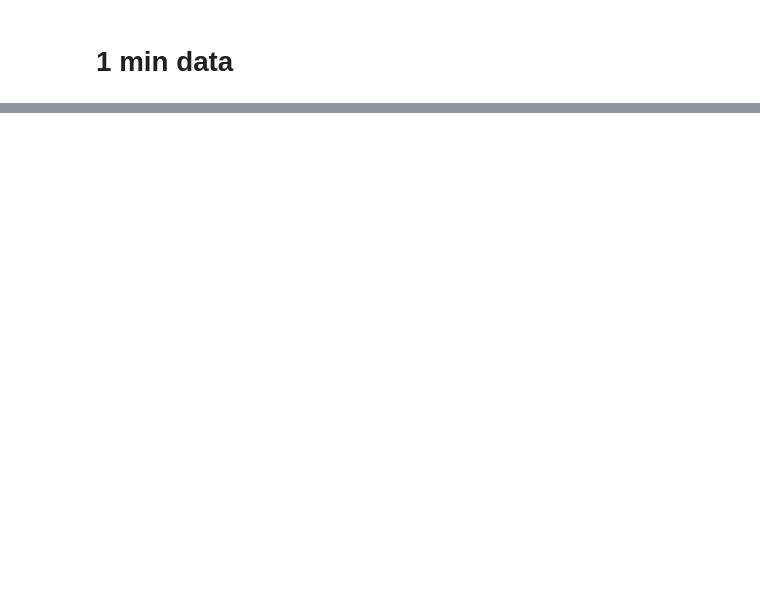
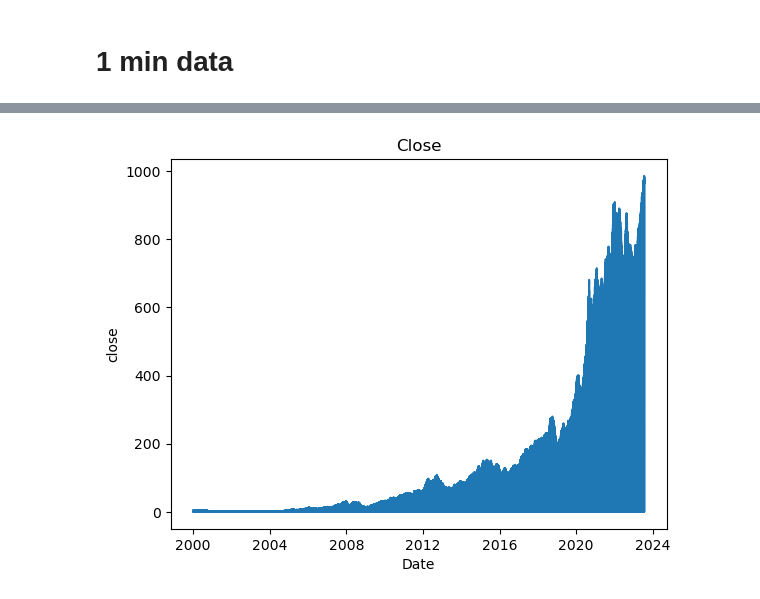
Before and after one commit to poo5zan/masters-research-project, a Jupyter notebook: with-1-min-alphavantage-data.ipynb, the cells around one changed output, grey strips where cells are left out. Cells and saved outputs as stored; diff of their text form; code cells hidden in the pictures; blank space fills up the shorter version.

```diff
--- a/with-1-min-alphavantage-data.ipynb
+++ b/with-1-min-alphavantage-data.ipynb
@@ -3,26 +9,21 @@
 # %%
-import pandas as pd
-import os
 
 root_dir = './data/one_min_data/'
 
 def read_stock_data(stock_ticker):
     stock_dir = os.path.join(root_dir, stock_ticker)
-    # print('stock dir ', stock_dir)
     stock_files = os.listdir(stock_dir)
-    # print('stock_files ',stock_files)
     df = pd.DataFrame()
     for stock_file in stock_files:
         stock_full_path = os.path.join(stock_dir, stock_file)
-        # print('stock_full_path ', stock_full_path)
         df_csv = pd.read_csv(stock_full_path, index_col=0)
-        # print('df_csv shape ', df_csv.shape)
         df = pd.concat([df, df_csv])
 
     df['stock_id'] = stock_ticker
+    df['timestamp'] = pd.to_datetime(df['timestamp'])
     df = df.sort_values(by="timestamp", ascending=True)
     df = df.reset_index(drop=True)
-    # df = df.drop(columns=["index"])
+    df = df.set_index('timestamp')
     return df
 # %%
 df_stock = read_stock_data('AAPL')
@@ -29,0 +142,3 @@ df_stock
+# %%
+rv_all = make_realized_volatility(df_stock_close, ['close'], "5min")
+rv_all
@@ -43,0 +213,4 @@ stock_ticker = 'AAPL'
+# %%
+draw_line_plot(rv_all.index.values, rv_all['close'].values, 'Date', 'close', 'Close')
+# %% [output]
+[figure, added]
```
Also changed, not shown: parts of 19 cells of this notebook, 2 other files.
